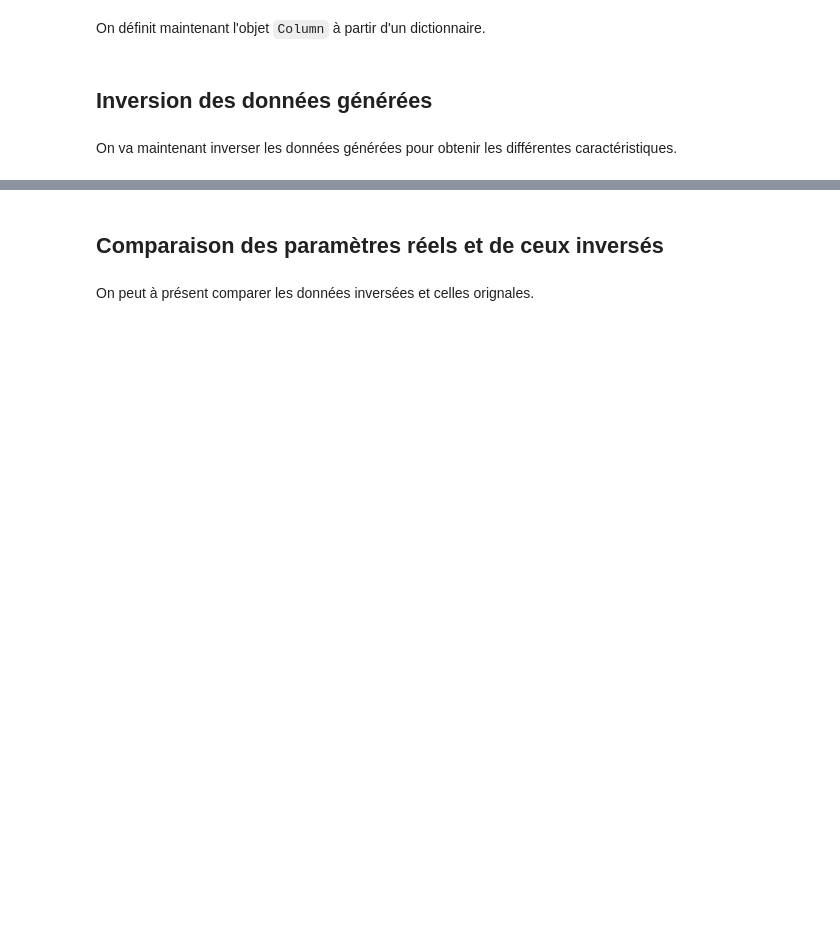
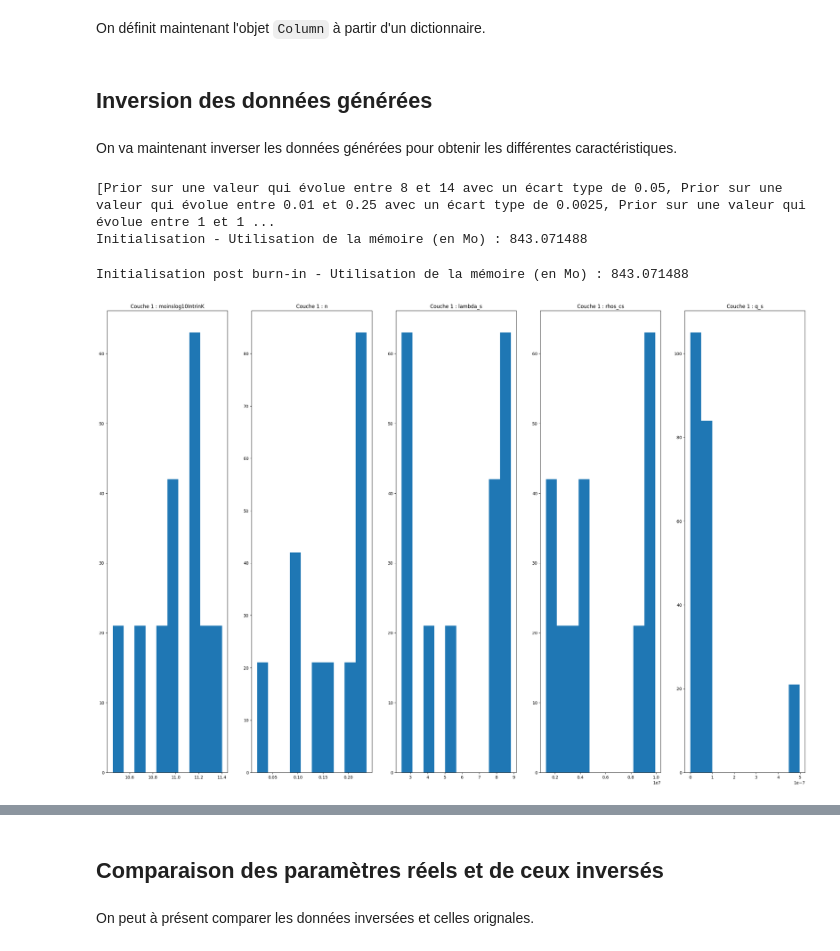
Before and after one commit to flipoyo/MOLONARI1D, a Jupyter notebook: pyheatmy/demoInversion.ipynb, the cells around one changed output, grey strips where cells are left out. Cells and saved outputs as stored; diff of their text form; code cells hidden in the pictures; blank space fills up the shorter version.

```diff
--- a/pyheatmy/demoInversion.ipynb
+++ b/pyheatmy/demoInversion.ipynb
@@ -187,52 +187,57 @@ On va maintenant inverser les données générées pour obtenir les différentes
 NBITERMCMC = 20
 
 priors = {
-    "Prior_moinslog10IntrinK": ((4+7, 9+7), .01), # (intervalle, sigma)
-    "Prior_n": ((.01, .25), .01),
+    "Prior_moinslog10IntrinK": ((8, 14), .05), # (intervalle, sigma)
+    "Prior_n": ((.01, .25), .0025),
     "Prior_lambda_s": ((1, 10), .1),
     "Prior_rhos_cs": ((1e6,1e7), 1e5),
-    "Prior_q_s": ((1e-9, 1e-5), 1e-10),
+    "Prior_q_s": ((1e-10,1e-6), 1e-9),
 }
 
 Layer_homogenous = {
-    "name": "Layer_homogenous",
+    "name": "Couche en sable",
     "zLow": Zbottom,
-    "moinslog10IntrinK": 12,
-    "n": .1,
+    "moinslog10IntrinK":11,
+    "n": 0.1,
     "lambda_s": 2,
     "rhos_cs": 4e6,
-    "q_s": 1e-5
+    "q_s": 1e-8,
 }
 
 Layer_homogenous = Layer.from_dict(Layer_homogenous)
 
 # On crée une couche de référence pour la comparaison plus bas
 reference_params_dict = {
-    "name": "Layer_homogenous",
+    "name": "Couche en sable",
     "zLow": Zbottom,
-    "moinslog10IntrinK": 12,
-    "n": .1,
+    "moinslog10IntrinK":11,
+    "n": 0.1,
     "lambda_s": 2,
     "rhos_cs": 4e6,
-    "q_s": 1e-5
+    "q_s": 1e-8,
 }
 
 layer_for_simulation = Layer.from_dict(reference_params_dict)
 
 col.set_layers(Layer_homogenous)
 Layer_homogenous.set_priors_from_dict(priors)
 print(Layer_homogenous.Prior_list)
 
 
 col.all_layers
 
 col.compute_mcmc(
     nb_iter = NBITERMCMC,
     verbose=False
 )
 
 bestLayers = col.get_best_layers()
 
 col.plot_all_param_pdf()
+# %% [output]
+[Prior sur une valeur qui évolue entre 8 et 14 avec un écart type de 0.05, Prior sur une valeur qui évolue entre 0.01 et 0.25 avec un écart type de 0.0025, Prior sur une valeur qui évolue entre 1 et 1 ...
+Initialisation - Utilisation de la mémoire (en Mo) : 843.071488
+Initialisation post burn-in - Utilisation de la mémoire (en Mo) : 843.071488
+[figure, added]
 # %%
 import matplotlib.pyplot as plt
```
Also changed, not shown: parts of 10 cells of this notebook.
